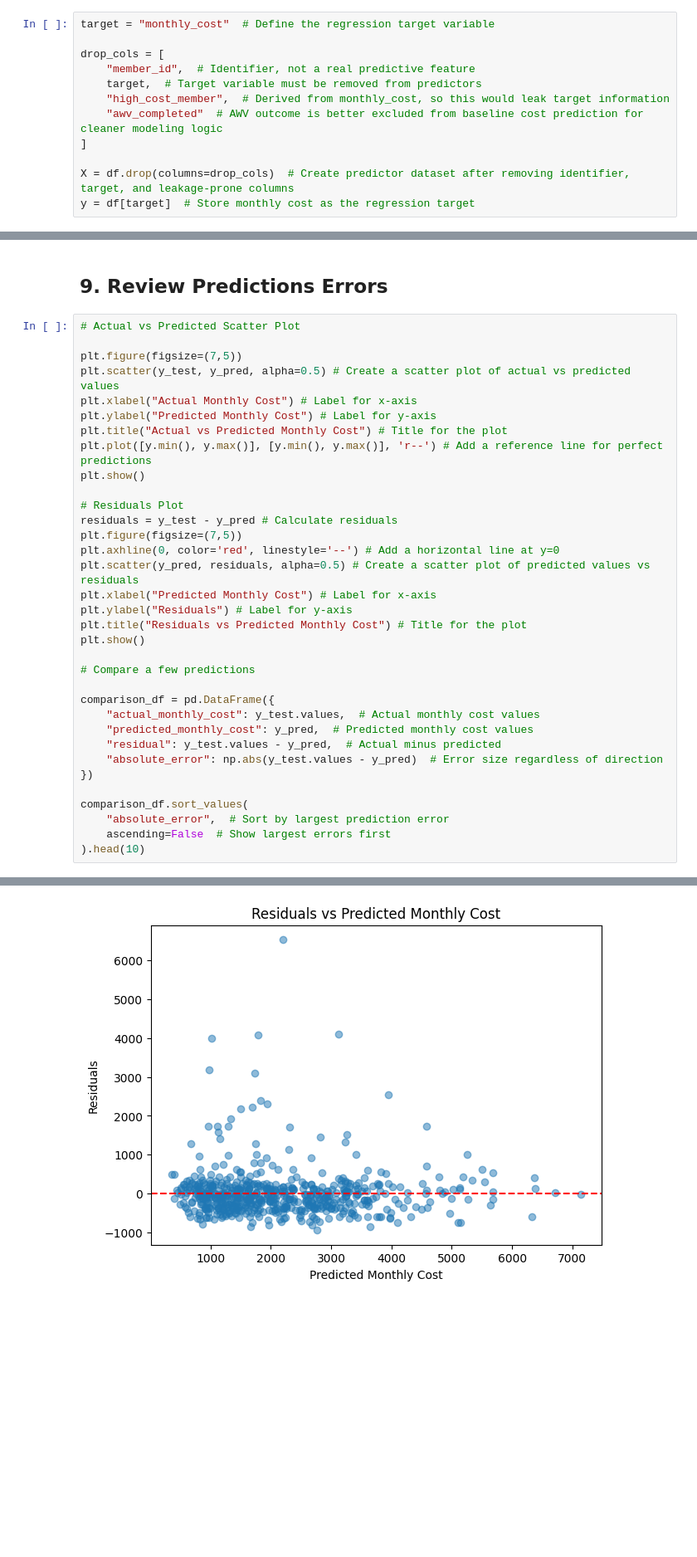
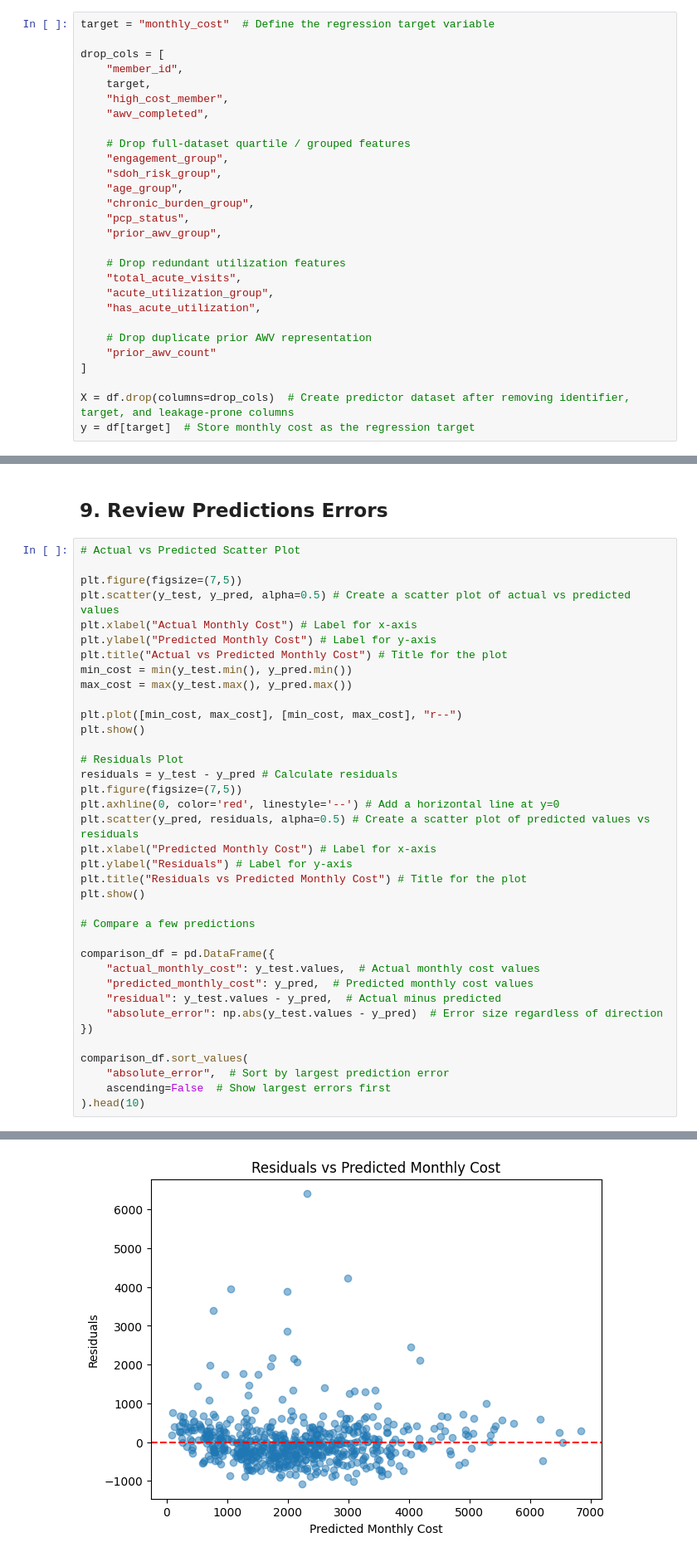
Before and after one commit to doyounghi/Healthcare-data-analysis, a Jupyter notebook: 01_mock_member_health_analysis/notebooks/05_cost_prediction_regression.ipynb, the cells around one changed output, grey strips where cells are left out. Shown at 83% size. Cells and saved outputs as stored; diff of their text form; blank space fills up the shorter version.

```diff
--- a/01_mock_member_health_analysis/notebooks/05_cost_prediction_regression.ipynb
+++ b/01_mock_member_health_analysis/notebooks/05_cost_prediction_regression.ipynb
@@ -37,10 +51,26 @@ df.head() # Display the first few rows of the dataset
 target = "monthly_cost"  # Define the regression target variable
 
 drop_cols = [
-    "member_id",  # Identifier, not a real predictive feature
-    target,  # Target variable must be removed from predictors
-    "high_cost_member",  # Derived from monthly_cost, so this would leak target information
-    "awv_completed"  # AWV outcome is better excluded from baseline cost prediction for cleaner modeling logic
+    "member_id",
+    target,
+    "high_cost_member",
+    "awv_completed",
+
+    # Drop full-dataset quartile / grouped features
+    "engagement_group",
+    "sdoh_risk_group",
+    "age_group",
+    "chronic_burden_group",
+    "pcp_status",
+    "prior_awv_group",
+
+    # Drop redundant utilization features
+    "total_acute_visits",
+    "acute_utilization_group",
+    "has_acute_utilization",
+
+    # Drop duplicate prior AWV representation
+    "prior_awv_count"
 ]
 
 X = df.drop(columns=drop_cols)  # Create predictor dataset after removing identifier, target, and leakage-prone columns
@@ -177,7 +245,10 @@ plt.scatter(y_test, y_pred, alpha=0.5) # Create a scatter plot of actual vs pred
 plt.xlabel("Actual Monthly Cost") # Label for x-axis
 plt.ylabel("Predicted Monthly Cost") # Label for y-axis
 plt.title("Actual vs Predicted Monthly Cost") # Title for the plot
-plt.plot([y.min(), y.max()], [y.min(), y.max()], 'r--') # Add a reference line for perfect predictions
+min_cost = min(y_test.min(), y_pred.min())
+max_cost = max(y_test.max(), y_pred.max())
+
+plt.plot([min_cost, max_cost], [min_cost, max_cost], "r--")
 plt.show()
 
 # Residuals Plot
@@ -208,2 +279,2 @@ comparison_df.sort_values(
-[figure, old version]
+[figure, new version]
 |  | actual_monthly_cost | predicted_monthly_cost | residual | absolute_error |
```
Also changed, not shown: parts of 13 cells of this notebook, 1 other file.
